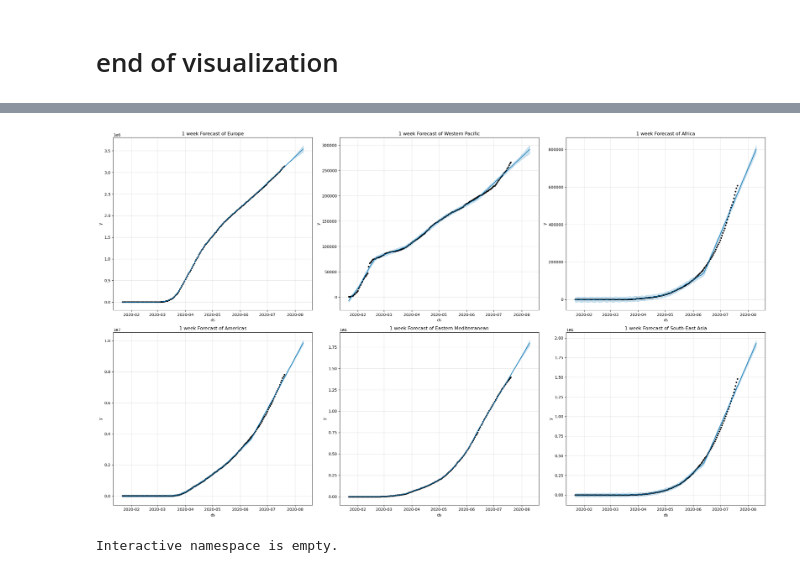
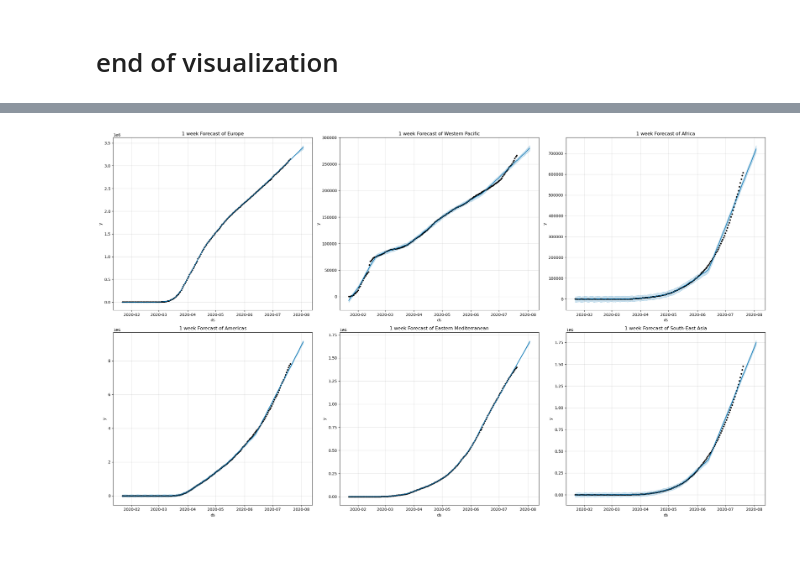
Before and after one commit to RehanShaikh-ai/covid-19-analysis-and-forecasting, a Jupyter notebook: covid_analysis.ipynb, the cells around one changed output, grey strips where cells are left out. Saved outputs shown, nothing was run; the diff lists cells and outputs as text; code cells hidden in the pictures.

Commit message:
complete analysis and forecasting

```diff
--- a/covid_analysis.ipynb
+++ b/covid_analysis.ipynb
@@ -234,13 +234,16 @@ for ax, i in zip(axes.flat, whos):
 
     model = Prophet()
     model.fit(train)
-    future = model.make_future_dataframe(periods=21, freq='D') #first 7 days for evaluation + last 7 days forecasting
+    future = model.make_future_dataframe(periods=14, freq='D') #first 7 days for evaluation + last 7 days forecasting
     forecast = model.predict(future)
     model.plot(forecast, ax=ax)
     ax.grid(True)
     ax.set_title(f"1 week Forecast of {i}")
 
-    perf.append(root_mean_squared_error(test['y'], forecast['yhat'][-21:-14]))
+
+    pred_forecast = forecast[forecast['ds'].isin(test['ds'])]
+    avg_cases = test['y'].mean()
+    perf.append((root_mean_squared_error(test['y'], pred_forecast['yhat'])/avg_cases)*100)
 
 
 
@@ -262,5 +265 @@ plt.show()
-[figure, old version]
+[figure, new version]
-# %%
-who
-# %% [output]
-Interactive namespace is empty.
```
Also changed, not shown: parts of 6 cells of this notebook.
